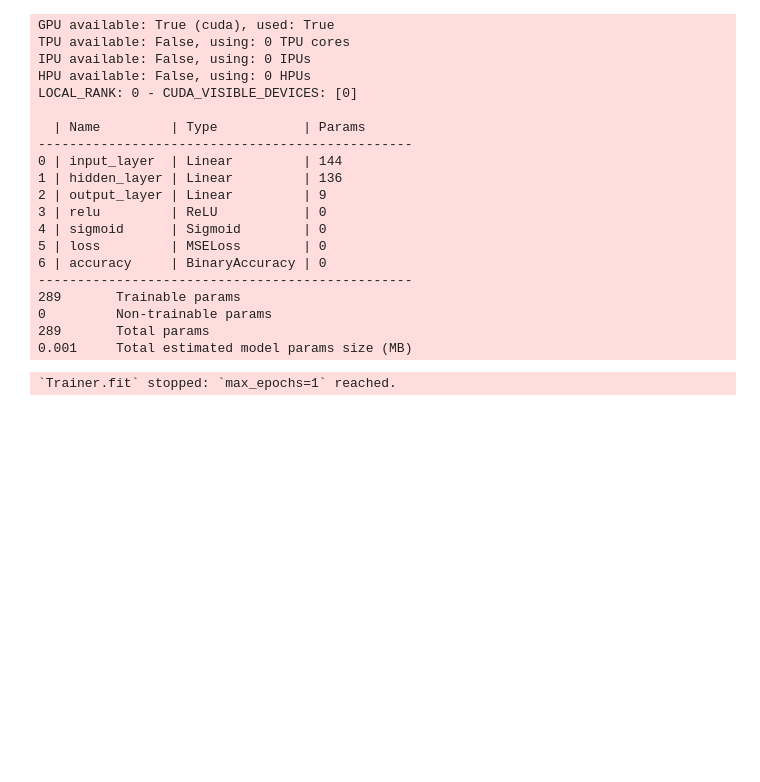
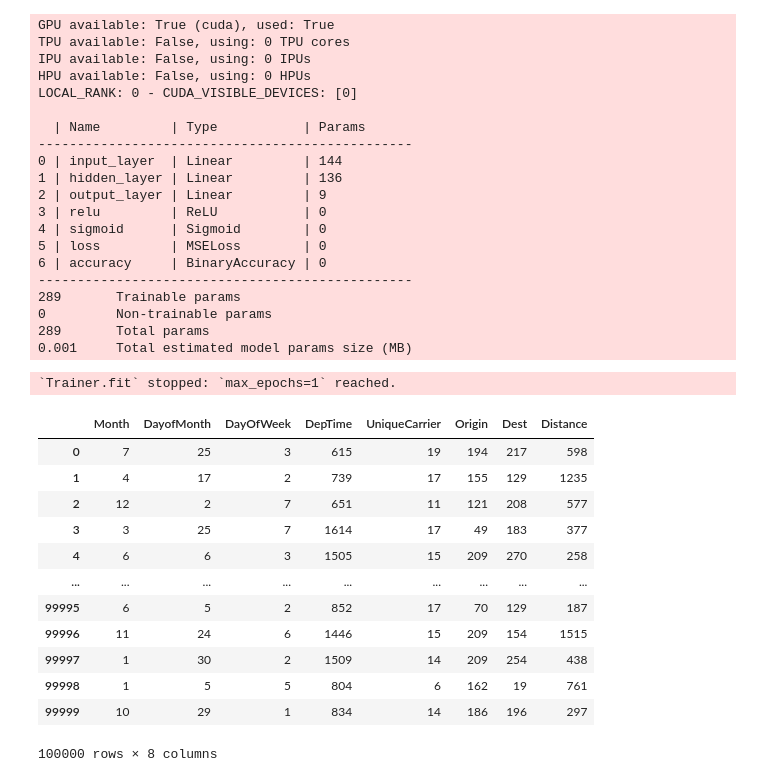
Before and after one commit to cluiverto/mlcourse.ai-Flight-delays, a Jupyter notebook: main.ipynb, the cells around one changed output. Drawn from its saved outputs; the diff is of its cells as text; code cells hidden in the pictures; blank space fills up the shorter version.

```diff
--- a/main.ipynb
+++ b/main.ipynb
@@ -185,3 +185,22 @@ LOCAL_RANK: 0 - CUDA_VISIBLE_DEVICES: [0]
 289       Total params
 0.001     Total estimated model params size (MB)
 `Trainer.fit` stopped: `max_epochs=1` reached.
+# %%
+test = pd.read_csv("flight_delays_test.csv")
+utils.clean_alpha(test)
+utils.encode(test)
+test
+# %% [output]
+|  | Month | DayofMonth | DayOfWeek | DepTime | UniqueCarrier | Origin | Dest | Distance |
+| 0 | 7 | 25 | 3 | 615 | 19 | 194 | 217 | 598 |
+| 1 | 4 | 17 | 2 | 739 | 17 | 155 | 129 | 1235 |
+| 2 | 12 | 2 | 7 | 651 | 11 | 121 | 208 | 577 |
+| 3 | 3 | 25 | 7 | 1614 | 17 | 49 | 183 | 377 |
+| 4 | 6 | 6 | 3 | 1505 | 15 | 209 | 270 | 258 |
+| ... | ... | ... | ... | ... | ... | ... | ... | ... |
+| 99995 | 6 | 5 | 2 | 852 | 17 | 70 | 129 | 187 |
+| 99996 | 11 | 24 | 6 | 1446 | 15 | 209 | 154 | 1515 |
+| 99997 | 1 | 30 | 2 | 1509 | 14 | 209 | 254 | 438 |
+| 99998 | 1 | 5 | 5 | 804 | 6 | 162 | 19 | 761 |
+| 99999 | 10 | 29 | 1 | 834 | 14 | 186 | 196 | 297 |
+100000 rows × 8 columns
```
Also changed, not shown: parts of 11 cells of this notebook, 6 other files.
